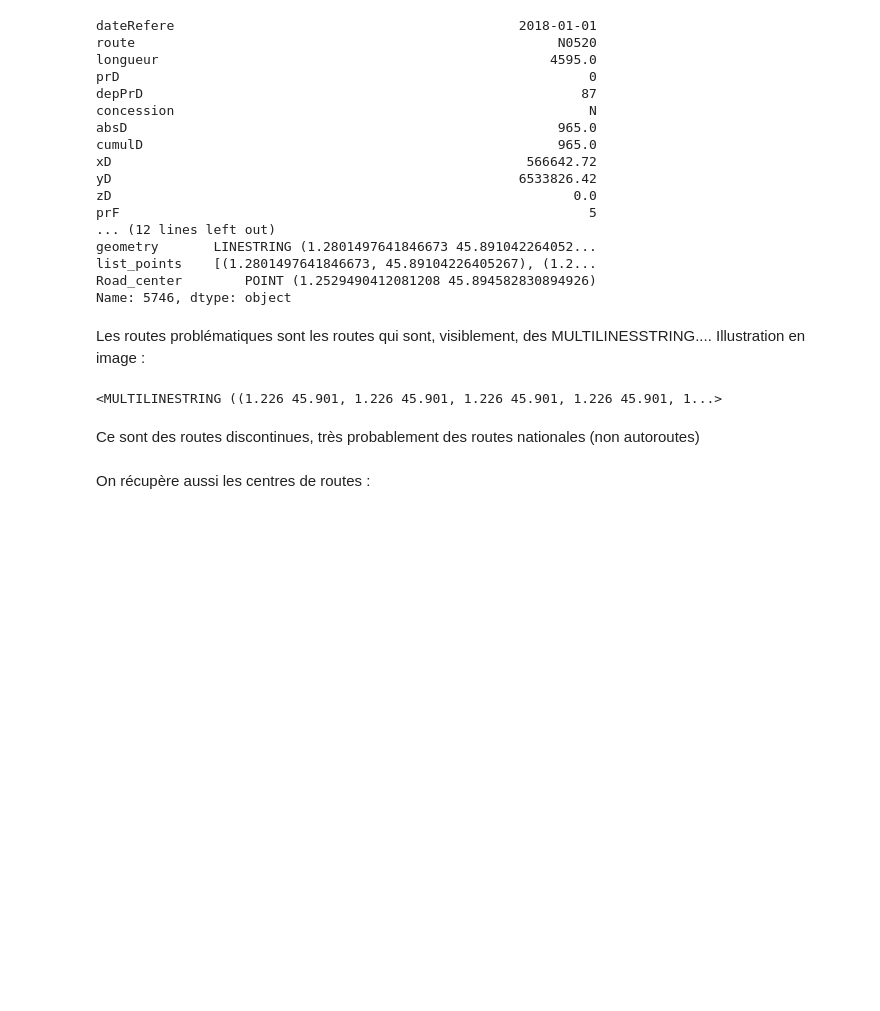
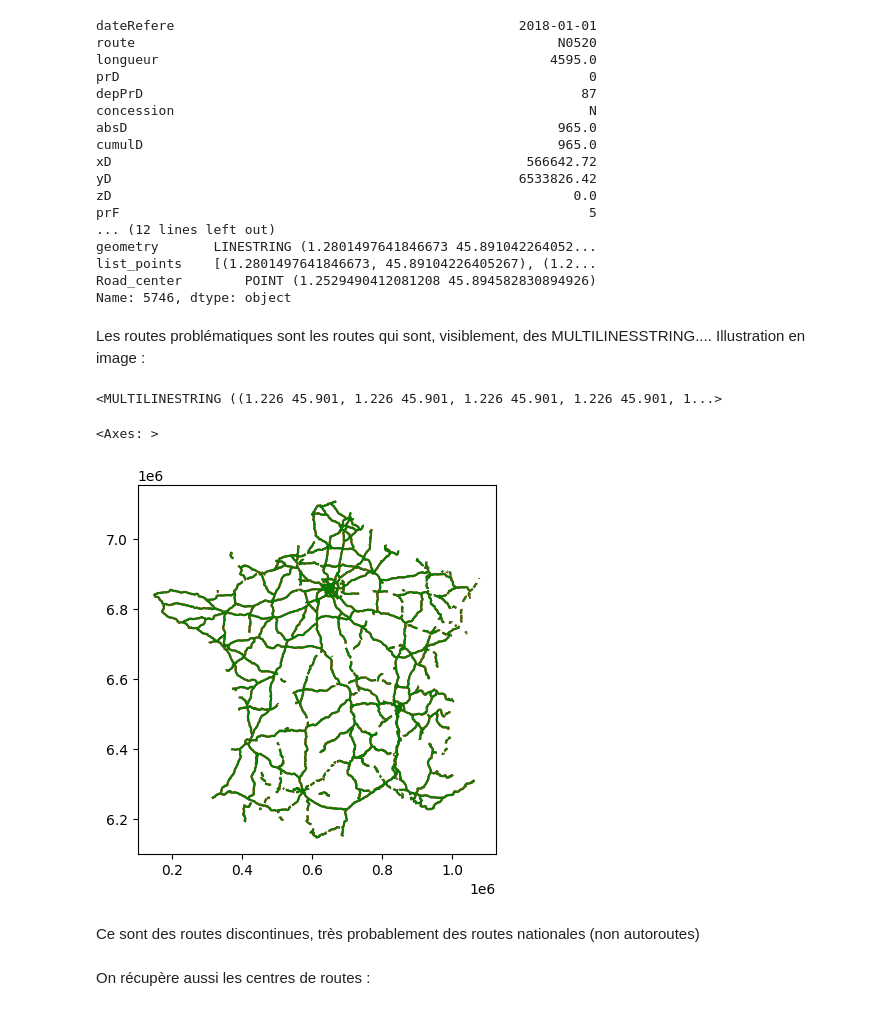
Before and after one commit to dataforgoodfr/batch11_e_cartomobile, a Jupyter notebook: notebooks/TMJA_et_extrapolation_tourisme.ipynb, the cells around one changed output. Drawn from its saved outputs; the diff is of its cells as text; code cells hidden in the pictures; blank space fills up the shorter version.

```diff
--- a/notebooks/TMJA_et_extrapolation_tourisme.ipynb
+++ b/notebooks/TMJA_et_extrapolation_tourisme.ipynb
@@ -152,6 +195,14 @@ Les routes problématiques sont les routes qui sont, visiblement, des MULTILINES
 tmja_wrs84.geometry.to_list()[5747]
 # %% [output]
 <MULTILINESTRING ((1.226 45.901, 1.226 45.901, 1.226 45.901, 1.226 45.901, 1...>
+# %%
+fig, ax = plt.subplots(1, 1)
+
+tmja.loc[(tmja['TMJA']>0) & tmja['TMJA']<1000,:].plot(ax=ax, color='r')
+tmja.plot(ax=ax, color='g')
+# %% [output]
+<Axes: >
+[figure, added]
 # %% [markdown]
 Ce sont des routes discontinues, très probablement des routes nationales (non autoroutes)
 # %% [markdown]
```
Also changed, not shown: parts of 11 cells of this notebook, 2 other files.
